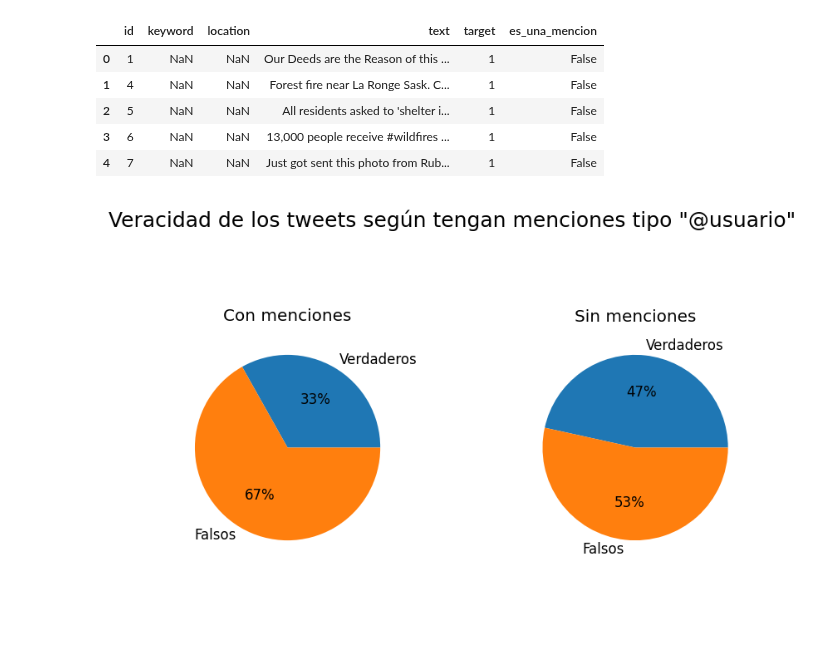
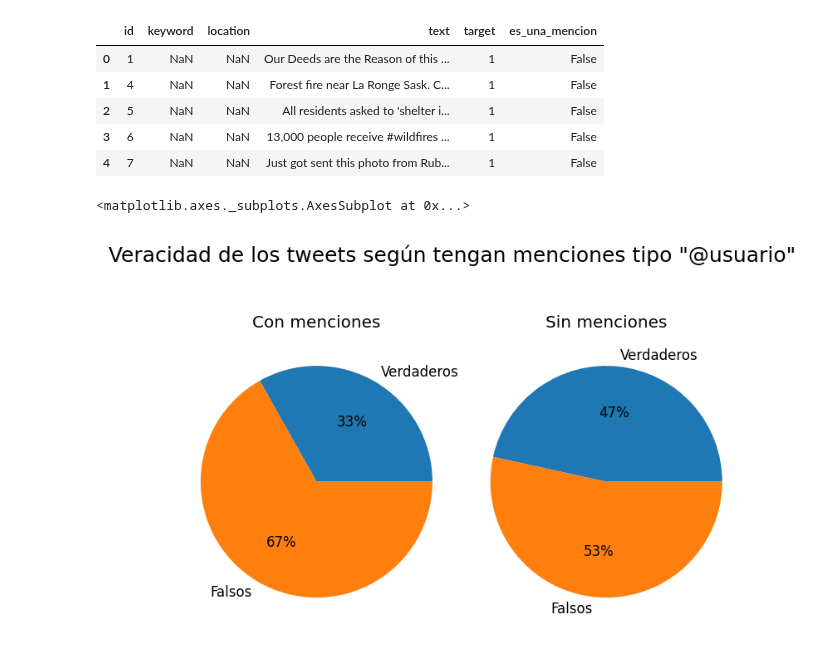
Before and after one commit to JulioCastillo1/TP1-Datos, a Jupyter notebook: veracidad segun mencion.ipynb, the cells around one changed output. Drawn from its saved outputs; the diff is of its cells as text; code cells hidden in the pictures; blank space fills up the shorter version.

```diff
--- a/veracidad segun mencion.ipynb
+++ b/veracidad segun mencion.ipynb
@@ -23,30 +23,31 @@ tweets.head()
 # %%
 cantidad_de_tweets_con_menciones_verdaderos = tweets[(tweets['es_una_mencion'] == True) & (tweets['target'] == 1)].shape[0]
 cantidad_de_tweets_con_menciones_falsos = tweets[(tweets['es_una_mencion'] == True) & (tweets['target'] == 0)].shape[0]
 cantidad_de_tweets_sin_menciones_verdaderos = tweets[(tweets['es_una_mencion'] == False) & (tweets['target'] == 1)].shape[0]
 cantidad_de_tweets_sin_menciones_falsos = tweets[(tweets['es_una_mencion'] == False) & (tweets['target'] == 0)].shape[0]
 
 plt.rcParams['figure.dpi'] = 150
 
 info1 = pd.Series([cantidad_de_tweets_con_menciones_verdaderos, cantidad_de_tweets_con_menciones_falsos],\
                   index = ['Verdaderos','Falsos'], name = '')
 info2 = pd.Series([cantidad_de_tweets_sin_menciones_verdaderos, cantidad_de_tweets_sin_menciones_falsos],\
                   index = ['Verdaderos','Falsos'], name = '')
 
 mpl.rcParams['font.size'] = 10.0
 
 fig, (ax1, ax2) = plt.subplots(1,2)
 
 fig.suptitle('Veracidad de los tweets según tengan menciones tipo "@usuario"')
 
 mpl.rcParams['font.size'] = 8.0
 
 ax1.set_title('Con menciones')
 ax2.set_title('Sin menciones')
 
+plt.subplots_adjust(wspace = 0)
+
 info1.plot(kind='pie', ax = ax1, autopct='%1.0f%%')
 info2.plot(kind='pie', ax = ax2, autopct='%1.0f%%')
-
-plt.subplots_adjust(wspace = 0.5)
 # %% [output]
+<matplotlib.axes._subplots.AxesSubplot at 0x...>
-[figure, old version]
+[figure, new version]
```
